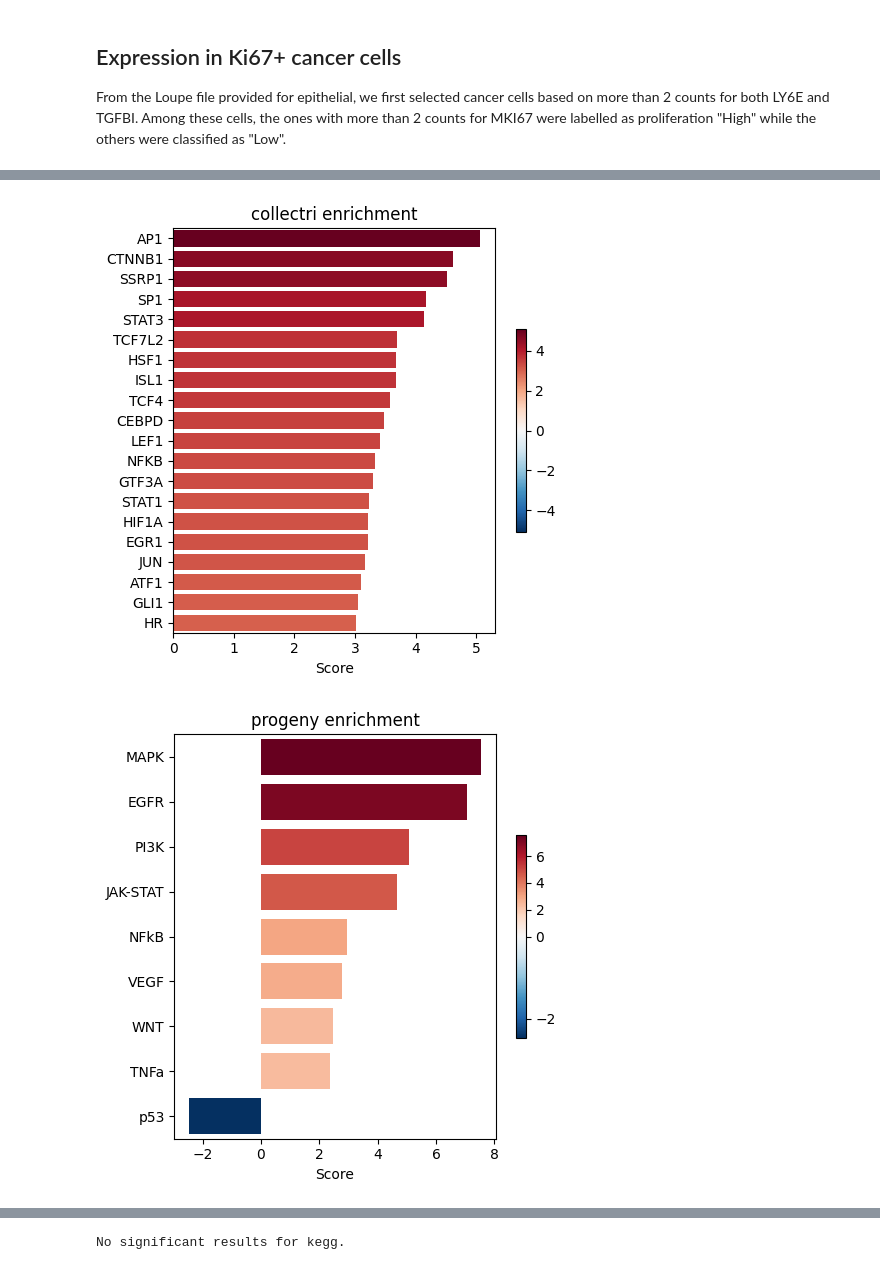
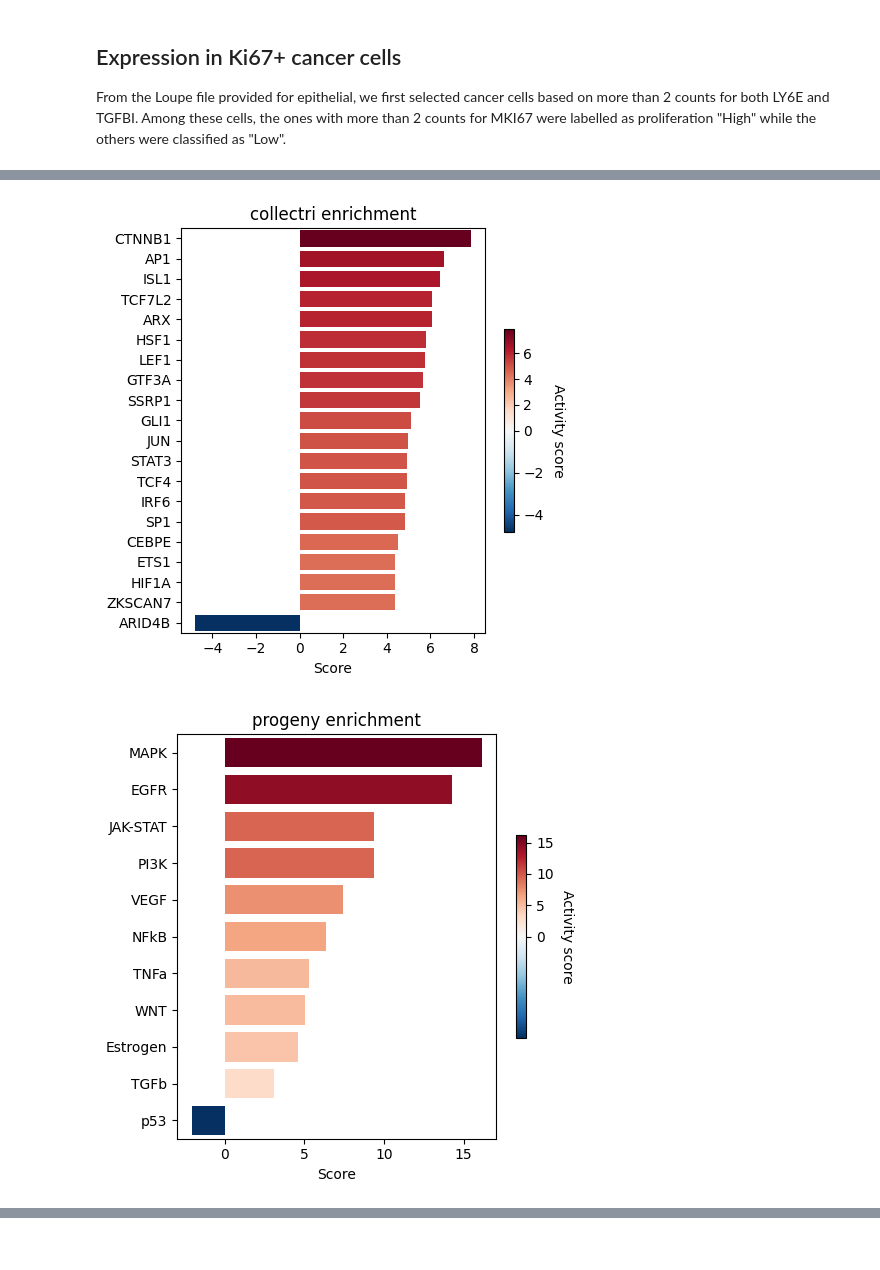
Before and after one commit to HartmannLab/MIBI-Analysis_Hamburg_CRC_TMA_2024, a Jupyter notebook: notebooks/validation/Pelka.ipynb, the cells around one changed output, grey strips where cells are left out. Drawn from its saved outputs; the diff is of its cells as text; code cells hidden in the pictures.

```diff
--- a/notebooks/validation/Pelka.ipynb
+++ b/notebooks/validation/Pelka.ipynb
@@ -95,7 +129,7 @@ Note: CA9 and ARG1 had median expression of 0 in both conditions.
 # %%
 enrich_healthy = pd.read_csv("../../data/pelka-reanalysis/EnrichmentProlifHealthy.csv", index_col=0)
-assert np.all(np.isclose(enrich_healthy["Malignant P-Value"], enrich_healthy["Healthy P-Value"]))
-enrich_healthy = enrich_healthy.loc[enrich_healthy["Malignant P-Value"] < 0.05]
+assert np.all(np.isclose(enrich_healthy["AggressiveCancer P-Value"], enrich_healthy["ProliferatingHealthy P-Value"]))
+# enrich_healthy = enrich_healthy.loc[enrich_healthy["AggressiveCancer P-Value"] < 0.05]
 print(enrich_healthy.shape)
 enrich_healthy.head()
 # %% [output]
@@ -111,7 +145,7 @@ enrich_healthy.head()
 enrich_tumor = pd.read_csv("../../data/pelka-reanalysis/EnrichmentProlifCancer.csv", index_col=0)
 # Drop LY6E and TGFBI, enriched by design
 enrich_tumor.drop(["ENSG00000160932", "ENSG00000120708"], inplace=True)
-enrich_tumor = enrich_tumor.loc[enrich_tumor["Malignant P-Value"] < 0.05]
+# enrich_tumor = enrich_tumor.loc[enrich_tumor["AggressiveCancer P-Value"] < 0.05]
 print(enrich_tumor.shape)
 enrich_tumor.head()
 # %% [output]
@@ -129,7 +197,7 @@ enrich_tumor = pd.concat([enrich_tumor, enrich_healthy])
 # %%
 # See https://decoupler.readthedocs.io/en/latest/notebooks/bulk/rna.html
 import decoupler as dc
-data = pd.DataFrame(enrich_tumor["Malignant Log2 Fold Change"]).set_index(enrich_tumor["FeatureName"]).T
+data = pd.DataFrame(enrich_tumor["AggressiveCancer Log2 Fold Change"]).set_index(enrich_tumor["FeatureName"]).T
 
 collectri = dc.op.collectri(organism='human')
 tf_acts, tf_padj = dc.mt.ulm(data=data, net=collectri)
@@ -144,10 +212,22 @@ tf_acts
 # %%
 from matplotlib import pyplot as plt
+
+# Create the barplot
 dc.pl.barplot(
     data=tf_acts,
-    name='Malignant Log2 Fold Change',
+    name='AggressiveCancer Log2 Fold Change',
     top=25,
     figsize=(3, 5)
 )
+
+# Get the current figure and access the colorbar
+fig = plt.gcf()
+axes = fig.get_axes()
+
+# The colorbar is the second axes (index 1)
+colorbar_ax = axes[1]
+colorbar_ax.set_ylabel('TF activity score', rotation=270, labelpad=15)
+
+plt.tight_layout()
 plt.show()
 # %% [output]
@@ -177,33 +277,47 @@ kegg_df.rename(columns={"pathway": "source", "genesymbol": "target"}, inplace=Tr
 kegg_df = kegg_df.loc[:,["target", "source"]].drop_duplicates()
 assert len(set(kegg_df.target).intersection(set(data.columns))) > 0
 
 resources = {
     "collectri": dc.op.collectri(organism='human'),
     "progeny": dc.op.progeny(organism='human'),
     "hallmark": dc.op.hallmark(organism='human'),
     "disgenet": disgenet_df,
     "kegg": kegg_df,
 }
 
 for res_name, res in resources.items():
     acts, padj = dc.mt.ulm(data=data, net=res)
 
     # Filter by sign padj
     msk = (padj.T < 0.05).iloc[:, 0]
     acts = acts.loc[:, msk]
 
     if acts.shape[1] == 0:
         print(f"No significant results for {res_name}.")
         continue
 
     dc.pl.barplot(
         data=acts,
-        name='Malignant Log2 Fold Change',
+        name='AggressiveCancer Log2 Fold Change',
         top=20,
         figsize=(5, 5)
     )
+
+    # Add colorbar legend
+    fig = plt.gcf()
+    axes = fig.get_axes()
+    if len(axes) > 1:
+        colorbar_ax = axes[1]
+        colorbar_ax.set_ylabel('Activity score', rotation=270, labelpad=15)
+
     plt.title(f"{res_name} enrichment")
+    plt.tight_layout()
+
+    # Export each enrichment plot as PDF
+    plt.savefig(f"../../figures/fig6/{res_name}_enrichment_pelka.pdf",
+                bbox_inches='tight')
+
     plt.show()
 # %% [output]
-[figure, old version]
+[figure, new version]
-[figure, old version]
+[figure, new version]
@@ -212 +325,0 @@ for res_name, res in resources.items():
-No significant results for kegg.
```
Also changed, not shown: parts of 22 cells of this notebook, 9 other files.
